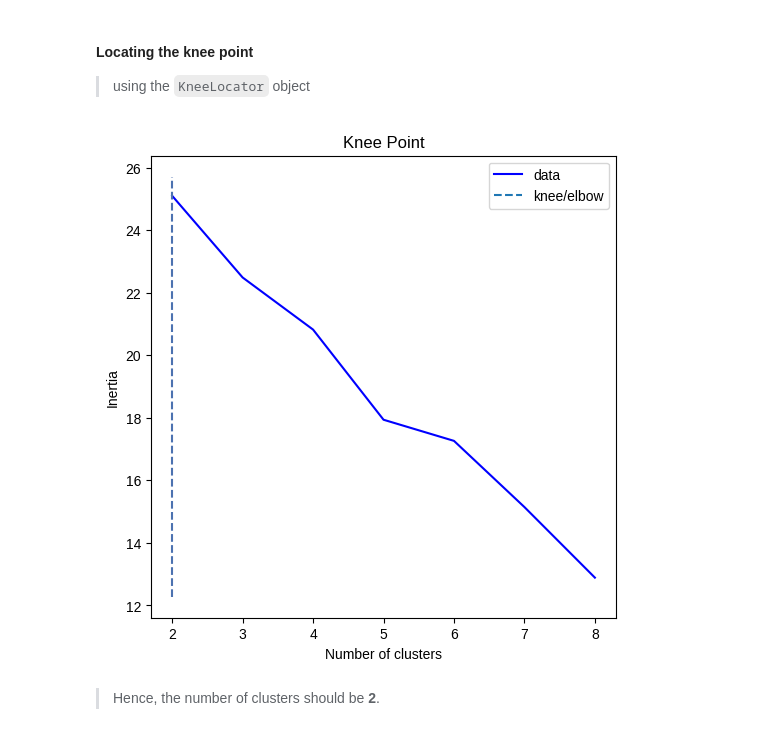
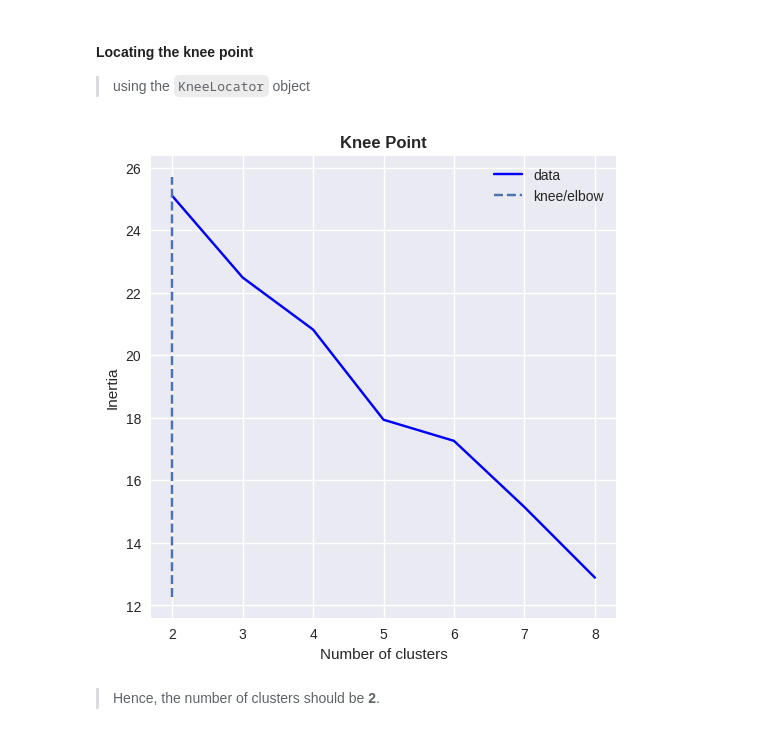
Before and after one commit to nirmit27/ds-and-ml, a Jupyter notebook: ML/KMeans_Cluster.ipynb, the cells around one changed output. Saved outputs shown, nothing was run; the diff lists cells and outputs as text; code cells hidden in the pictures.

```diff
--- a/ML/KMeans_Cluster.ipynb
+++ b/ML/KMeans_Cluster.ipynb
@@ -305,14 +305,15 @@ plt.show()
 # %%
 kl = KneeLocator(clusters, wcss, curve="concave", direction="increasing")
 kl.plot_knee()
 
 plt.style.use("seaborn-v0_8")
+plt.title("Knee Point", fontweight='bold')
 plt.xlabel("Number of clusters")
 plt.ylabel("Inertia")
 
 plt.show()
 # %% [output]
-[figure, old version]
+[figure, new version]
 # %% [markdown]
 > Hence, the number of clusters should be **2**.
 # %% [markdown]
```
